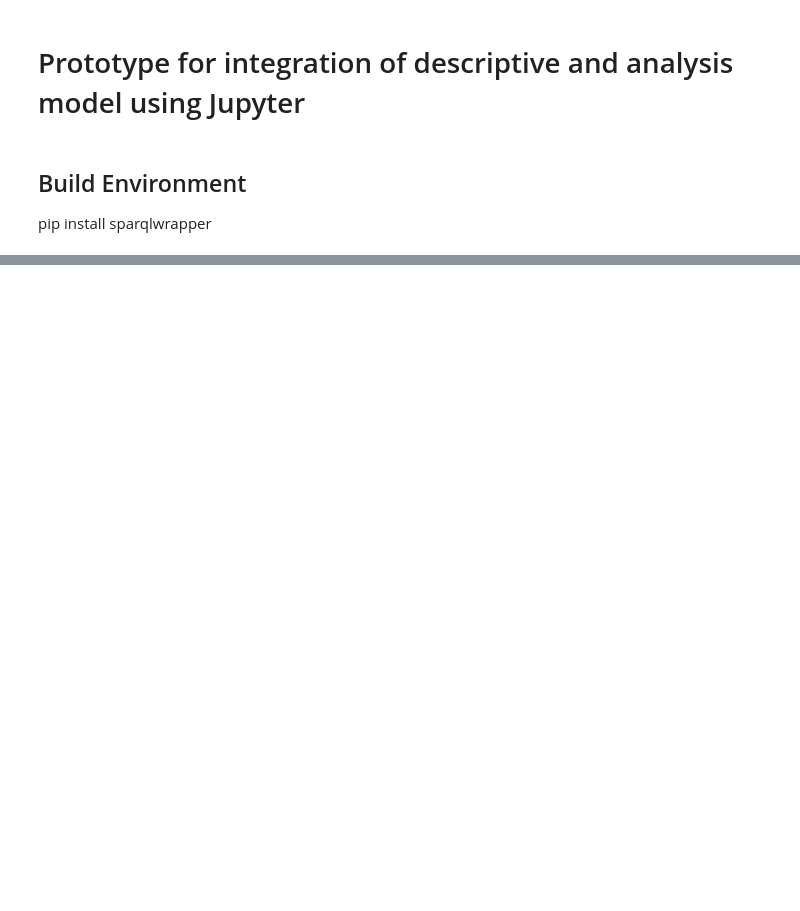
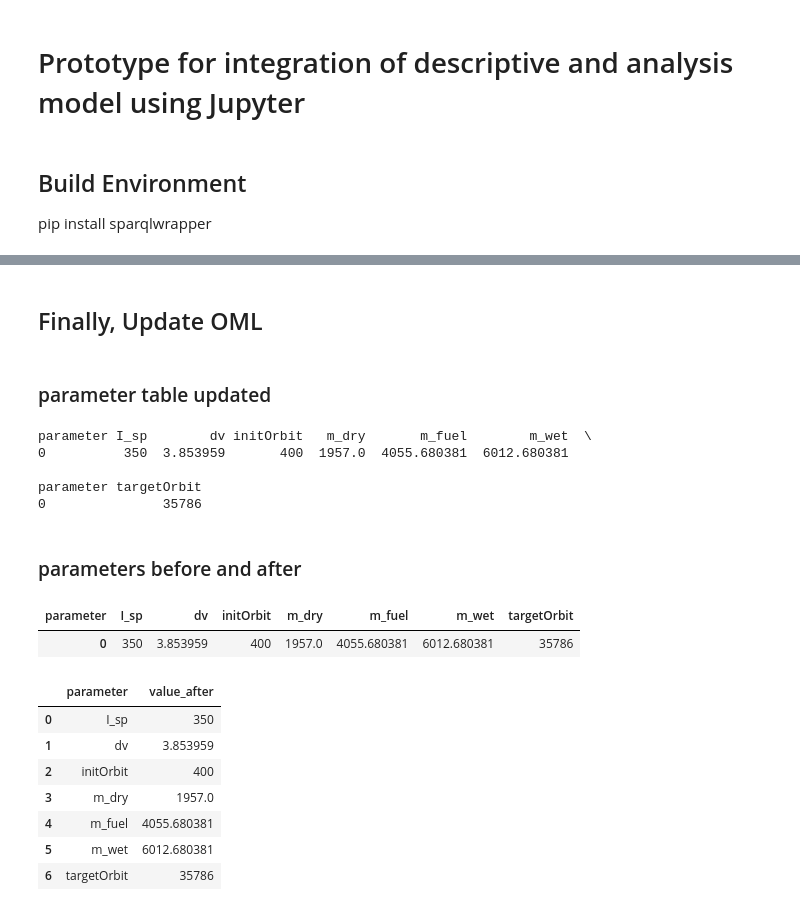
Before and after one commit to opencaesar/kepler16b-example, a Jupyter notebook: analysisShell.ipynb, the cells around one changed output, grey strips where cells are left out. Saved outputs shown, nothing was run; the diff lists cells and outputs as text; code cells hidden in the pictures; blank space fills up the shorter version.

Commit message:
Repdoduce analysis.qmd in jupyter notebook

```diff
--- a/analysisShell.ipynb
+++ b/analysisShell.ipynb
@@ -77,0 +465,20 @@ except Exception as e:
+# %%
+import os
+import sys
+
+print('getcwd:      ', os.getcwd())
+sys.path.append(os.getcwd())
+sys.path.append(os.getcwd()+'/src/analysis')
+
+# from src.analysis import analysisOrbit
+import analysisOrbit
+from astropy import units as u
+
+analysisRocket = analysisOrbit.hohmanTransfer(orbit_init=orbit_init, orbit_target=orbit_target)
+# analysisRocket = analysisOrbit.hohmanTransfer(orbit_init=r.initOrbit, orbit_target=r.targetOrbit, m_init=r.m_dry, I_sp=r.I_sp)
+# analysisRocket = analysisOrbit.hohmanTransfer(orbit_init=400, orbit_target=35786, m_init=5000, I_sp=300)
+
+total_delta_v = analysisRocket.calculate_delta_v()
+
+
+print(f"Total delta-v: {total_delta_v}")
@@ -77,0 +524,19 @@ except Exception as e:
+# %% [markdown]
+## Finally, Update OML
+# %% [markdown]
+### parameter table updated
+# %%
+print(df_parameters)
+# %% [output]
+parameter I_sp        dv initOrbit   m_dry       m_fuel        m_wet  \
+0          350  3.853959       400  1957.0  4055.680381  6012.680381
+
+parameter targetOrbit
+0               35786
+# %% [markdown]
+### parameters before and after
+# %%
+df_parameters
+# %% [output]
+| parameter | I_sp | dv | initOrbit | m_dry | m_fuel | m_wet | targetOrbit |
+| 0 | 350 | 3.853959 | 400 | 1957.0 | 4055.680381 | 6012.680381 | 35786 |
@@ -77,0 +545,11 @@ except Exception as e:
+# %%
+df_parameters_after
+# %% [output]
+|  | parameter | value_after |
+| 0 | I_sp | 350 |
+| 1 | dv | 3.853959 |
+| 2 | initOrbit | 400 |
+| 3 | m_dry | 1957.0 |
+| 4 | m_fuel | 4055.680381 |
+| 5 | m_wet | 6012.680381 |
+| 6 | targetOrbit | 35786 |
```
Also changed, not shown: parts of 54 cells of this notebook, 2 other files.
